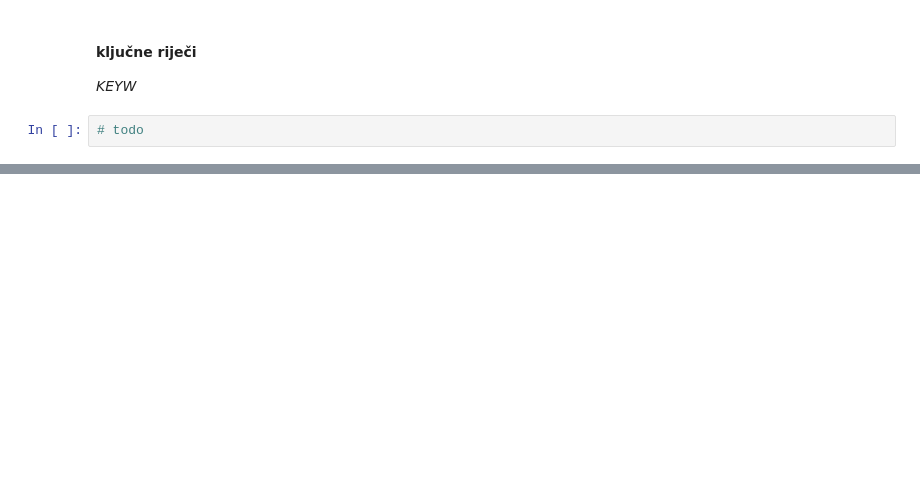
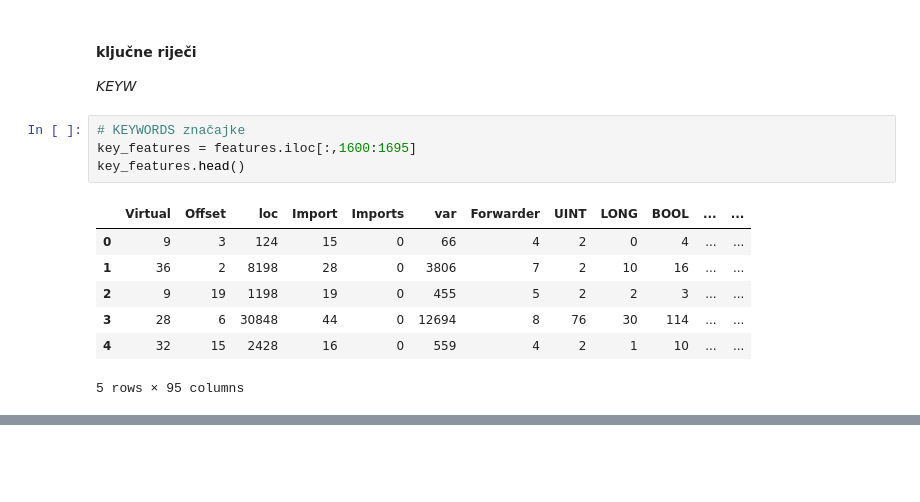
Before and after one commit to tomarga/Machine-Burning, a Jupyter notebook: [project proposal] microsoft malware classification.ipynb, the cells around one changed output, grey strips where cells are left out. Saved outputs shown, nothing was run; the diff lists cells and outputs as text; blank space fills up the shorter version.

```diff
--- a/[project proposal] microsoft malware classification.ipynb
+++ b/[project proposal] microsoft malware classification.ipynb
@@ -545,5 +848,15 @@ _API_
 # %% [markdown]
 #### ključne riječi
 _KEYW_
-# %%
-# todo
+# %%
+# KEYWORDS značajke
+key_features = features.iloc[:,1600:1695]
+key_features.head()
+# %% [output]
+|  | Virtual | Offset | loc | Import | Imports | var | Forwarder | UINT | LONG | BOOL | ... | ... |
+| 0 | 9 | 3 | 124 | 15 | 0 | 66 | 4 | 2 | 0 | 4 | ... | ... |
+| 1 | 36 | 2 | 8198 | 28 | 0 | 3806 | 7 | 2 | 10 | 16 | ... | ... |
+| 2 | 9 | 19 | 1198 | 19 | 0 | 455 | 5 | 2 | 2 | 3 | ... | ... |
+| 3 | 28 | 6 | 30848 | 44 | 0 | 12694 | 8 | 76 | 30 | 114 | ... | ... |
+| 4 | 32 | 15 | 2428 | 16 | 0 | 559 | 4 | 2 | 1 | 10 | ... | ... |
+5 rows × 95 columns
```
Also changed, not shown: parts of 37 cells of this notebook, 2 other files.
